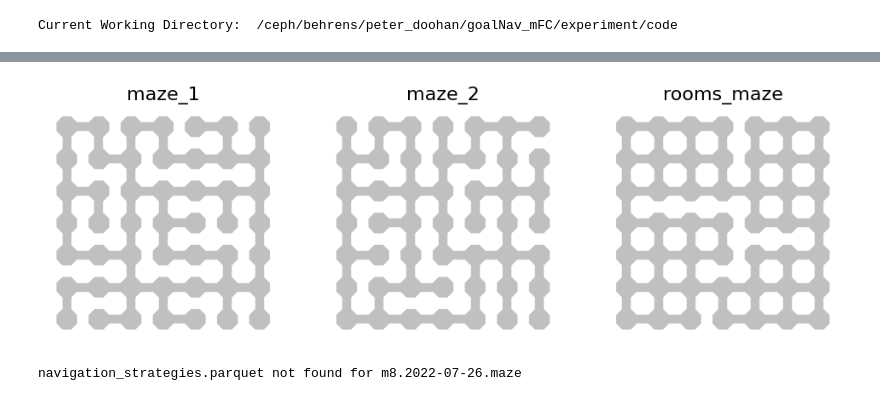
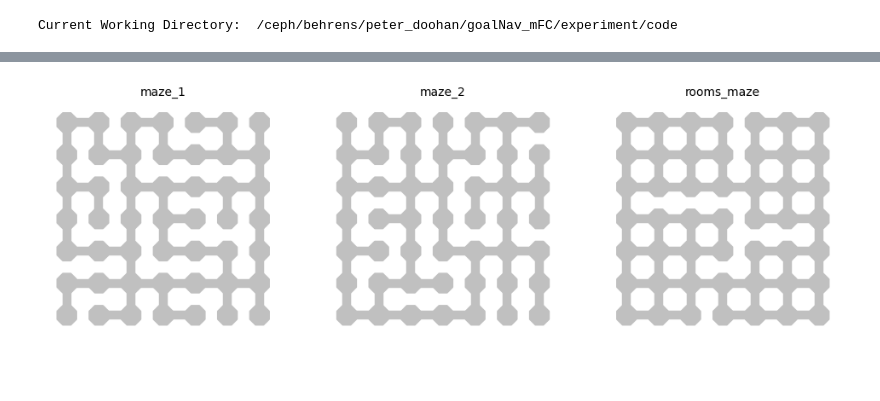
Before and after one commit to peterdoohan/GridMaze-mFC, a Jupyter notebook: Notebooks/1.maze_behaviour.ipynb, the cells around one changed output, grey strips where cells are left out. Saved outputs shown, nothing was run; the diff lists cells and outputs as text; code cells hidden in the pictures; blank space fills up the shorter version.

```diff
--- a/Notebooks/1.maze_behaviour.ipynb
+++ b/Notebooks/1.maze_behaviour.ipynb
@@ -25,3 +56,9 @@ from matplotlib.gridspec import GridSpec
+# %%
+f, axes = plt.subplots(1, 3, figsize=(12, 4), clear=True)
+mp.plot_maze_series(axes)
+f.savefig(FIG_SAVE_PATH / "maze_series.pdf")
+# %% [output]
+[figure, added]
 # %%
 from GridMaze.analysis.behaviour import performance_metrics as pm
 from GridMaze.analysis.behaviour import navigation_strategies as ns
@@ -30,11 +69,0 @@ from GridMaze.maze import representations as mr
-# %%
-f1, axes = plt.subplots(1, 3, figsize=(12, 4), clear=True)
-mp.plot_maze_series(axes)
-f1.savefig("../results/behaviour/mazes.pdf")
-# %% [output]
-[figure, removed]
-# %%
-basic_behaviour_df = pm.get_basic_behaviour_df()
-strategy_weights_df = ns.get_strategy_weights_across_subjects()
-# %% [output]
-navigation_strategies.parquet not found for m8.2022-07-26.maze
```
Also changed, not shown: parts of 13 cells of this notebook, 3 other files.
